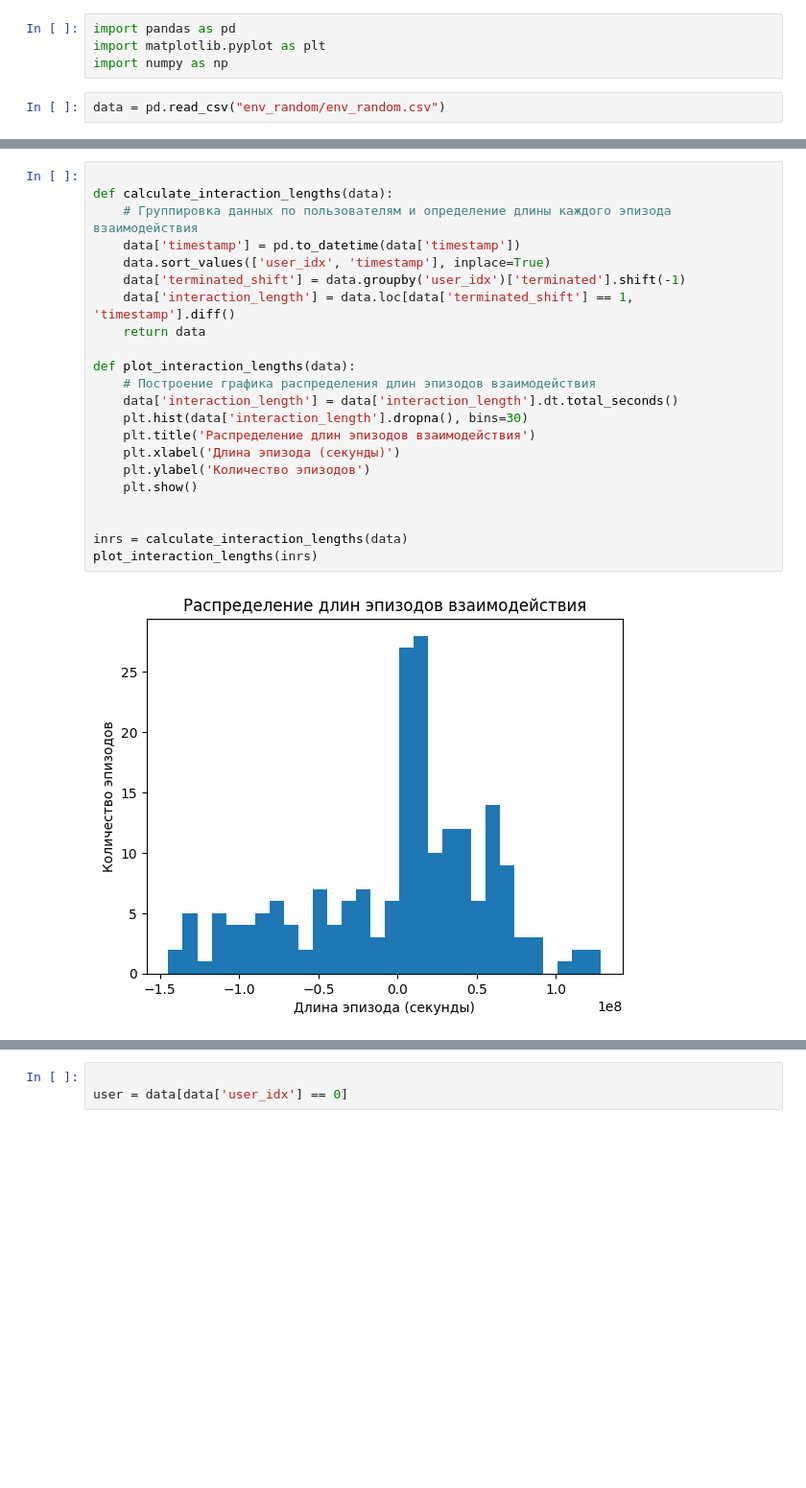
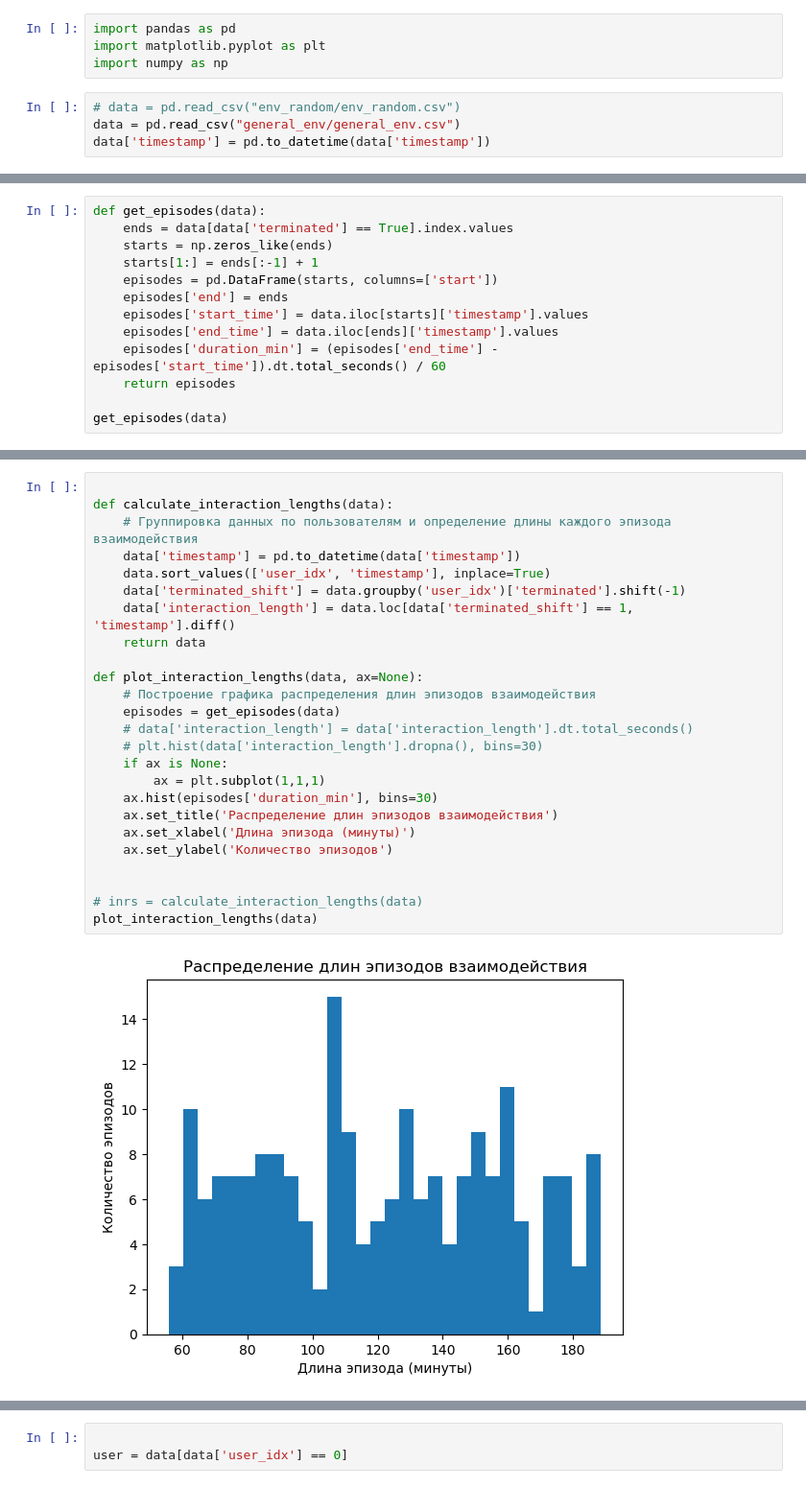
Before and after one commit to ZoyaV/RecSysMDP, a Jupyter notebook: environments/process_datasets.ipynb, the cells around one changed output, grey strips where cells are left out. Shown at 96% size. Drawn from its saved outputs; the diff is of its cells as text; blank space fills up the shorter version.

```diff
--- a/environments/process_datasets.ipynb
+++ b/environments/process_datasets.ipynb
@@ -3,5 +3,7 @@ import pandas as pd
 import matplotlib.pyplot as plt
 import numpy as np
 # %%
-data = pd.read_csv("env_random/env_random.csv")
+# data = pd.read_csv("env_random/env_random.csv")
+data = pd.read_csv("general_env/general_env.csv")
+data['timestamp'] = pd.to_datetime(data['timestamp'])
 # %%
@@ -12,0 +36,13 @@ Index(['timestamp', 'user_idx', 'item_idx', 'relevance_cont', 'relevance_int',
+# %%
+def get_episodes(data):
+    ends = data[data['terminated'] == True].index.values
+    starts = np.zeros_like(ends)
+    starts[1:] = ends[:-1] + 1
+    episodes = pd.DataFrame(starts, columns=['start'])
+    episodes['end'] = ends
+    episodes['start_time'] = data.iloc[starts]['timestamp'].values
+    episodes['end_time'] = data.iloc[ends]['timestamp'].values
+    episodes['duration_min'] = (episodes['end_time'] - episodes['start_time']).dt.total_seconds() / 60
+    return episodes
+
+get_episodes(data)
@@ -13,27 +63,30 @@ Index(['timestamp', 'user_idx', 'item_idx', 'relevance_cont', 'relevance_int',
 # %%
 
 def calculate_interaction_lengths(data):
     # Группировка данных по пользователям и определение длины каждого эпизода взаимодействия
     data['timestamp'] = pd.to_datetime(data['timestamp'])
     data.sort_values(['user_idx', 'timestamp'], inplace=True)
     data['terminated_shift'] = data.groupby('user_idx')['terminated'].shift(-1)
     data['interaction_length'] = data.loc[data['terminated_shift'] == 1, 'timestamp'].diff()
     return data
 
-def plot_interaction_lengths(data):
+def plot_interaction_lengths(data, ax=None):
     # Построение графика распределения длин эпизодов взаимодействия
-    data['interaction_length'] = data['interaction_length'].dt.total_seconds()
-    plt.hist(data['interaction_length'].dropna(), bins=30)
-    plt.title('Распределение длин эпизодов взаимодействия')
-    plt.xlabel('Длина эпизода (секунды)')
-    plt.ylabel('Количество эпизодов')
-    plt.show()
+    episodes = get_episodes(data)
+    # data['interaction_length'] = data['interaction_length'].dt.total_seconds()
+    # plt.hist(data['interaction_length'].dropna(), bins=30)
+    if ax is None:
+        ax = plt.subplot(1,1,1)
+    ax.hist(episodes['duration_min'], bins=30)
+    ax.set_title('Распределение длин эпизодов взаимодействия')
+    ax.set_xlabel('Длина эпизода (минуты)')
+    ax.set_ylabel('Количество эпизодов')
 
 
-inrs = calculate_interaction_lengths(data)
-plot_interaction_lengths(inrs)
+# inrs = calculate_interaction_lengths(data)
+plot_interaction_lengths(data)
 # %% [output]
-[figure, old version]
+[figure, new version]
 # %%
 def calculate_interactions_per_episode(data):
     # Добавление столбца для обозначения начала нового эпизода
```
Also changed, not shown: parts of 10 cells of this notebook.
